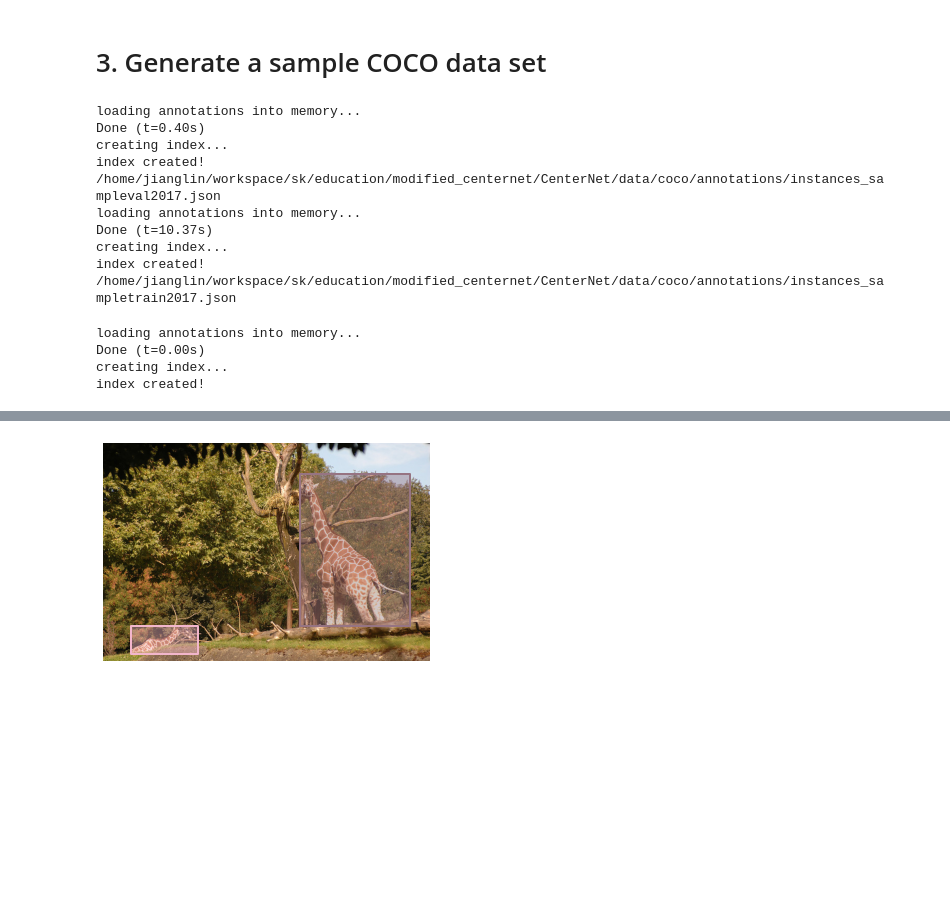
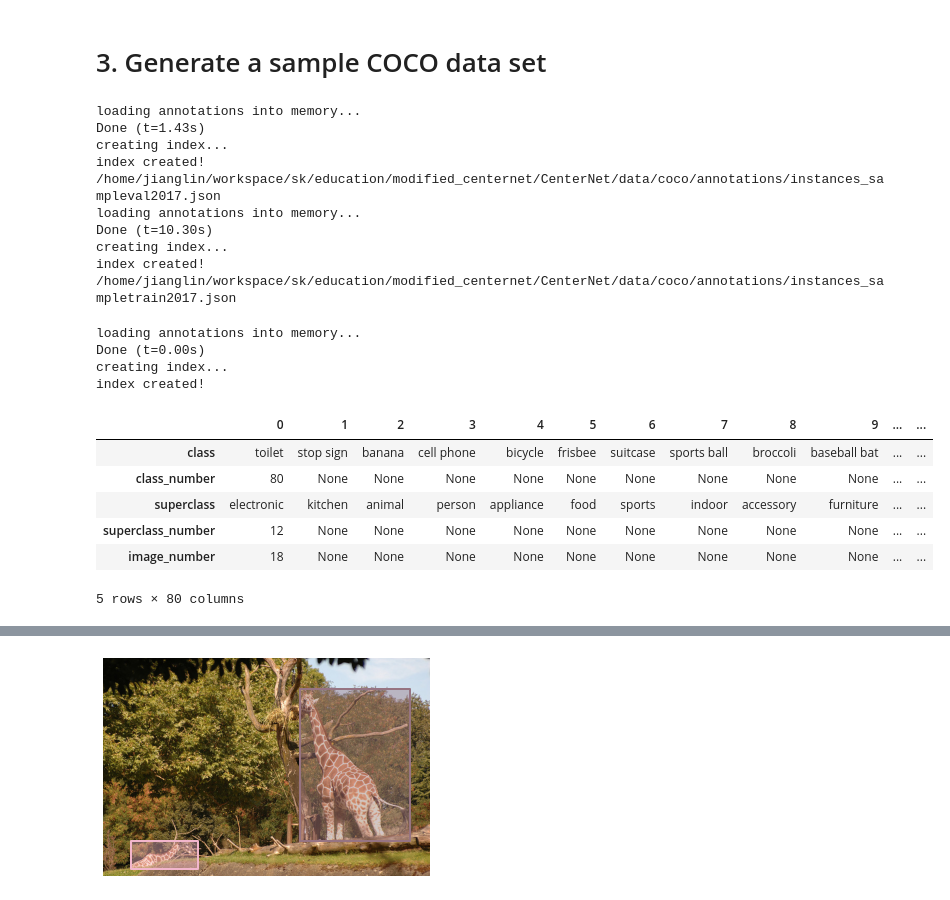
Before and after one commit to ifeelfree/modified_centernet, a Jupyter notebook: CenterNet/my_lib/data/coco/coco_dataset.ipynb, the cells around one changed output, grey strips where cells are left out. Cells and saved outputs as stored; diff of their text form; code cells hidden in the pictures; blank space fills up the shorter version.

Commit message:
make training possible for samples

```diff
--- a/CenterNet/my_lib/data/coco/coco_dataset.ipynb
+++ b/CenterNet/my_lib/data/coco/coco_dataset.ipynb
@@ -84,17 +84,17 @@ in rois, we have the following classes
 
 coco_path_manager = CocoPathManager()
 sample_generator = CocoSampleAnnotationJSONGenerator(coco_path_manager, "val")
-sample_generator.generate_sample_json_file()
+sample_generator.generate_sample_json_file(sample_number=18)
 sample_generator = CocoSampleAnnotationJSONGenerator(coco_path_manager, "train")
-sample_generator.generate_sample_json_file()
+sample_generator.generate_sample_json_file(sample_number=18)
 # %% [output]
 loading annotations into memory...
-Done (t=0.40s)
+Done (t=1.43s)
 creating index...
 index created!
 /home/jianglin/workspace/sk/education/modified_centernet/CenterNet/data/coco/annotations/instances_sampleval2017.json
 loading annotations into memory...
-Done (t=10.37s)
+Done (t=10.30s)
 creating index...
 index created!
 /home/jianglin/workspace/sk/education/modified_centernet/CenterNet/data/coco/annotations/instances_sampletrain2017.json
@@ -106,3 +106,20 @@ loading annotations into memory...
 Done (t=0.00s)
 creating index...
 index created!
+# %%
+import pandas as pd
+info = data_set_obj.dataset_summary()
+
+for k, v in info.items():
+    if isinstance(v, int):
+        info[k] = [v]
+dataframe = pd.DataFrame.from_dict(info, orient='index')
+dataframe
+# %% [output]
+|  | 0 | 1 | 2 | 3 | 4 | 5 | 6 | 7 | 8 | 9 | ... | ... |
+| class | toilet | stop sign | banana | cell phone | bicycle | frisbee | suitcase | sports ball | broccoli | baseball bat | ... | ... |
+| class_number | 80 | None | None | None | None | None | None | None | None | None | ... | ... |
+| superclass | electronic | kitchen | animal | person | appliance | food | sports | indoor | accessory | furniture | ... | ... |
+| superclass_number | 12 | None | None | None | None | None | None | None | None | None | ... | ... |
+| image_number | 18 | None | None | None | None | None | None | None | None | None | ... | ... |
+5 rows × 80 columns
```
Also changed, not shown: parts of 1 cell of this notebook, 2 other files.
